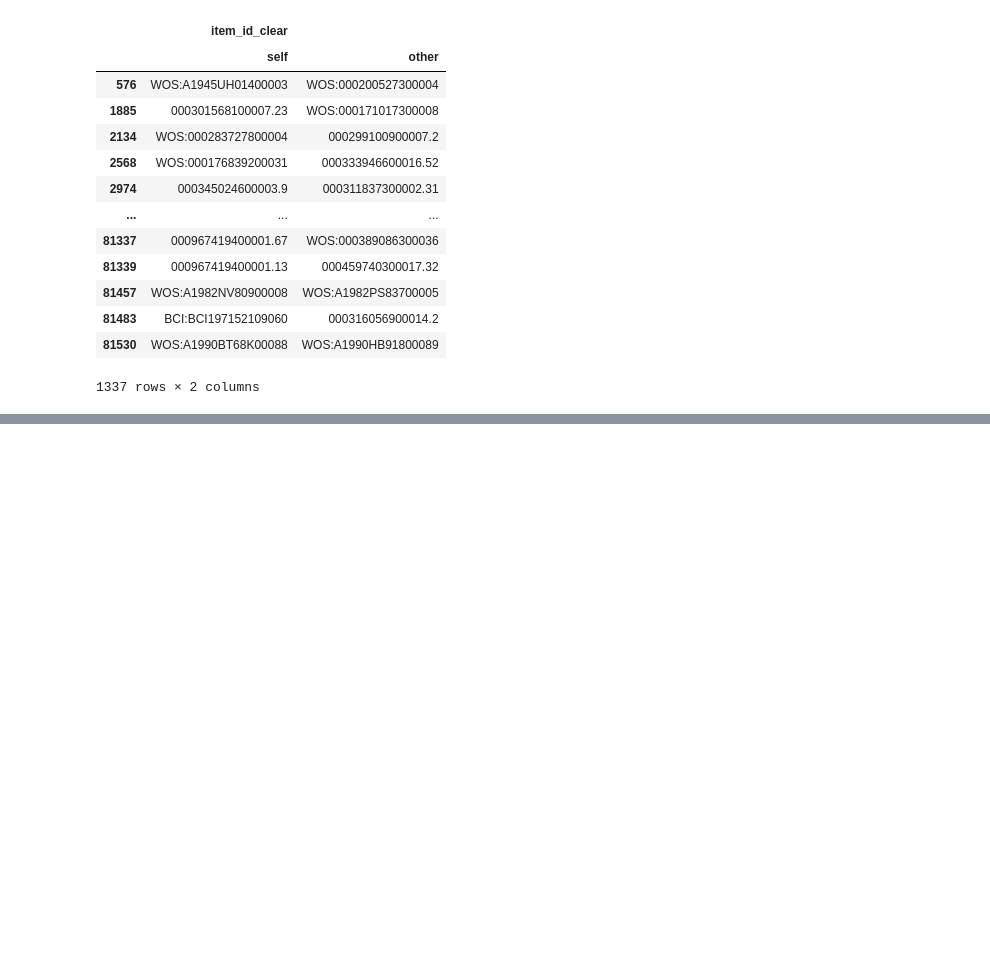
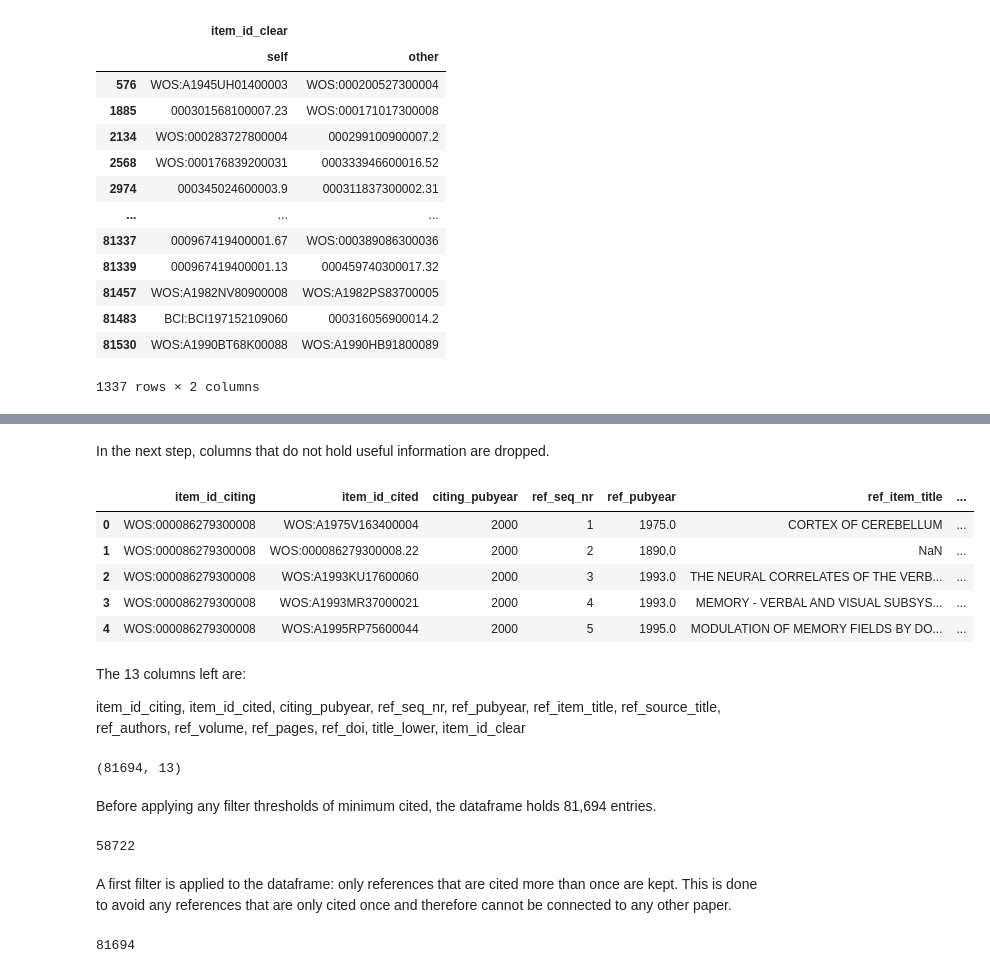
Before and after one commit to vivkow/MA_Neuro, a Jupyter notebook: cn_refs_cleaning.ipynb, the cells around one changed output, grey strips where cells are left out. Saved outputs shown, nothing was run; the diff lists cells and outputs as text; code cells hidden in the pictures; blank space fills up the shorter version.

```diff
--- a/cn_refs_cleaning.ipynb
+++ b/cn_refs_cleaning.ipynb
@@ -207,0 +402,8 @@ pd.set_option('display.max_rows', None) # Show all rows
+# %%
+#cn_refs2.loc[cn_refs2['title_lower'] == '"nestml: a modeling language for spiking neurons,"'] # Mistake in title, should be 'nestml: a modeling language for spiking neurons'
+
+# Assign to correct title and author item_id_clear
+cn_refs2.loc[13750, 'item_id_clear'] = '000425314200001.45'
+cn_refs2.loc[72519, 'item_id_clear'] = '000425314200001.45'
+
+#cn_refs2.loc[cn_refs2['title_lower'] == '"nestml: a modeling language for spiking neurons,"']
@@ -207,0 +516,18 @@ pd.set_option('display.max_rows', None) # Show all rows
+# %%
+#cn_refs2.loc[cn_refs2['title_lower'] == 'social anxiety disorder']
+
+# Stein keeps item_id_clear
+
+# Leichsenring
+cn_refs2.loc[63237, 'item_id_clear'] = 'WOS:000402798200009'
+
+#cn_refs2.loc[cn_refs2['title_lower'] == 'social anxiety disorder'] # Check if changes applied
+# %%
+#cn_refs2.loc[cn_refs2['title_lower'] == 'ideational apraxia']
+
+# Poeck keeps item_id_clear
+
+# Derenzi , doi: 10.1093/brain/111.5.1173
+cn_refs2.loc[65784, 'item_id_clear'] = 'WOS:A1988Q907300011'
+
+#cn_refs2.loc[cn_refs2['title_lower'] == 'ideational apraxia'] # Check if changes applied
@@ -207,0 +537,50 @@ pd.set_option('display.max_rows', None) # Show all rows
+# %%
+#cn_refs2.loc[cn_refs2['title_lower'] == 'mental causation']
+
+# Yablo keeps item_id_clear
+
+# Bennett
+cn_refs2.loc[71465, 'item_id_clear'] = 'WOS:000214594900014'
+
+#cn_refs2.loc[cn_refs2['title_lower'] == 'mental causation'] # Check if changes applied
+# %% [markdown]
+In the next step, columns that do not hold useful information are dropped.
+# %%
+cn_refs2.head()
+
+# drop useless columns that contain mostly nans
+cn_refs2 = cn_refs2.drop(columns=['scopus_ref_issue',
+                        'wos_ref_article_number',
+                        'scopus_ref_text',
+                        'scopus_ref_fulltext',
+                        'wos_citation_context'])
+cn_refs2.head()
+# %% [output]
+|  | item_id_citing | item_id_cited | citing_pubyear | ref_seq_nr | ref_pubyear | ref_item_title | ... |
+| 0 | WOS:000086279300008 | WOS:A1975V163400004 | 2000 | 1 | 1975.0 | CORTEX OF CEREBELLUM | ... |
+| 1 | WOS:000086279300008 | WOS:000086279300008.22 | 2000 | 2 | 1890.0 | NaN | ... |
+| 2 | WOS:000086279300008 | WOS:A1993KU17600060 | 2000 | 3 | 1993.0 | THE NEURAL CORRELATES OF THE VERB... | ... |
+| 3 | WOS:000086279300008 | WOS:A1993MR37000021 | 2000 | 4 | 1993.0 | MEMORY - VERBAL AND VISUAL SUBSYS... | ... |
+| 4 | WOS:000086279300008 | WOS:A1995RP75600044 | 2000 | 5 | 1995.0 | MODULATION OF MEMORY FIELDS BY DO... | ... |
+# %% [markdown]
+The 13 columns left are:
+
+item_id_citing, item_id_cited, citing_pubyear, ref_seq_nr, ref_pubyear, ref_item_title, ref_source_title, ref_authors, ref_volume, ref_pages, ref_doi, title_lower, item_id_clear
+# %%
+cn_refs2.shape # (81694, 13)
+# %% [output]
+(81694, 13)
+# %% [markdown]
+Before applying any filter thresholds of minimum cited, the dataframe holds 81,694 entries.
+# %%
+cn_refs2.title_lower.nunique() # 49802, drops na as default
+cn_refs2.item_id_cited.nunique() # 59884, drops na as default
+cn_refs2.item_id_clear.nunique() # 58722, drops na as default
+# %% [output]
+58722
+# %% [markdown]
+A first filter is applied to the dataframe: only references that are cited more than once are kept. This is done to avoid any references that are only cited once and therefore cannot be connected to any other paper.
+# %%
+len(cn_refs2) #81694
+# %% [output]
+81694
```
Also changed, not shown: parts of 77 cells of this notebook, 4 other files.
